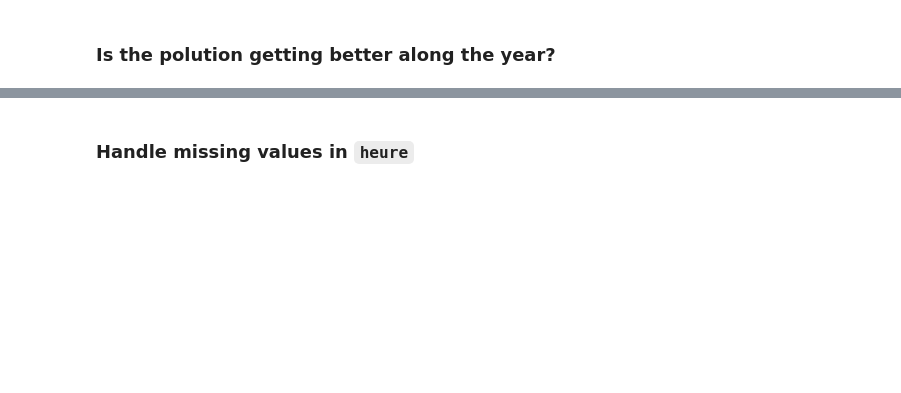
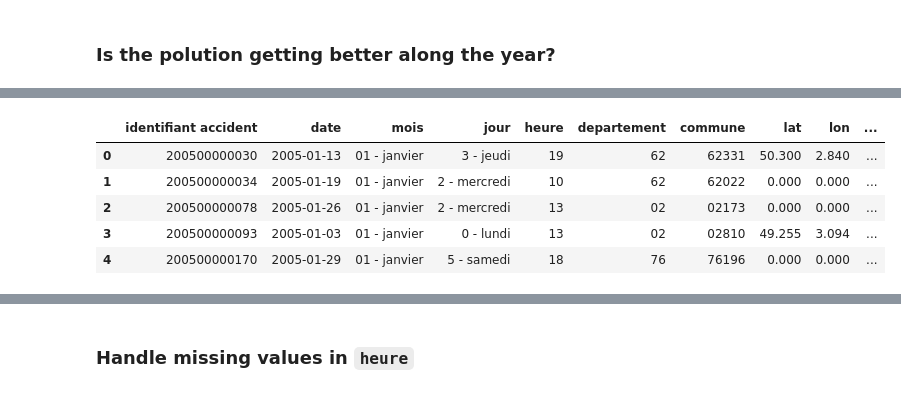
Before and after one commit to bcharlier/HMMA238, a Jupyter notebook: Pandas/Pandas.ipynb, the cells around one changed output, grey strips where cells are left out. Saved outputs shown, nothing was run; the diff lists cells and outputs as text; code cells hidden in the pictures; blank space fills up the shorter version.

```diff
--- a/Pandas/Pandas.ipynb
+++ b/Pandas/Pandas.ipynb
@@ -474,2 +860,12 @@ df_bikes.head()
+# %%
+pd.options.display.max_columns = 40
+df_bikes.head()
+# %% [output]
+|  | identifiant accident | date | mois | jour | heure | departement | commune | lat | lon | ... |
+| 0 | 200500000030 | 2005-01-13 | 01 - janvier | 3 - jeudi | 19 | 62 | 62331 | 50.300 | 2.840 | ... |
+| 1 | 200500000034 | 2005-01-19 | 01 - janvier | 2 - mercredi | 10 | 62 | 62022 | 0.000 | 0.000 | ... |
+| 2 | 200500000078 | 2005-01-26 | 01 - janvier | 2 - mercredi | 13 | 02 | 02173 | 0.000 | 0.000 | ... |
+| 3 | 200500000093 | 2005-01-03 | 01 - janvier | 0 - lundi | 13 | 02 | 02810 | 49.255 | 3.094 | ... |
+| 4 | 200500000170 | 2005-01-29 | 01 - janvier | 5 - samedi | 18 | 76 | 76196 | 0.000 | 0.000 | ... |
 # %%
 df_bikes['existence securite'].unique()
```
Also changed, not shown: parts of 65 cells of this notebook.
